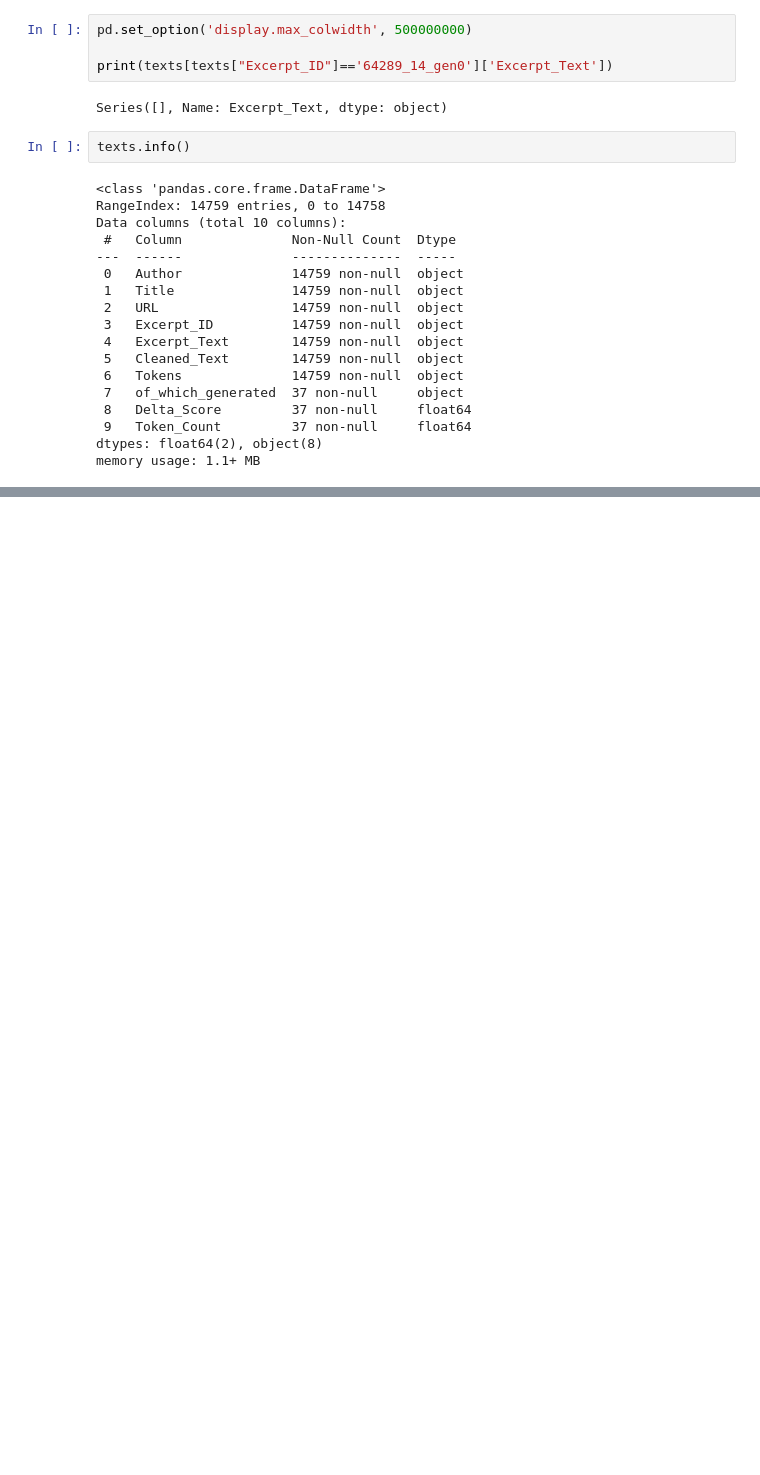
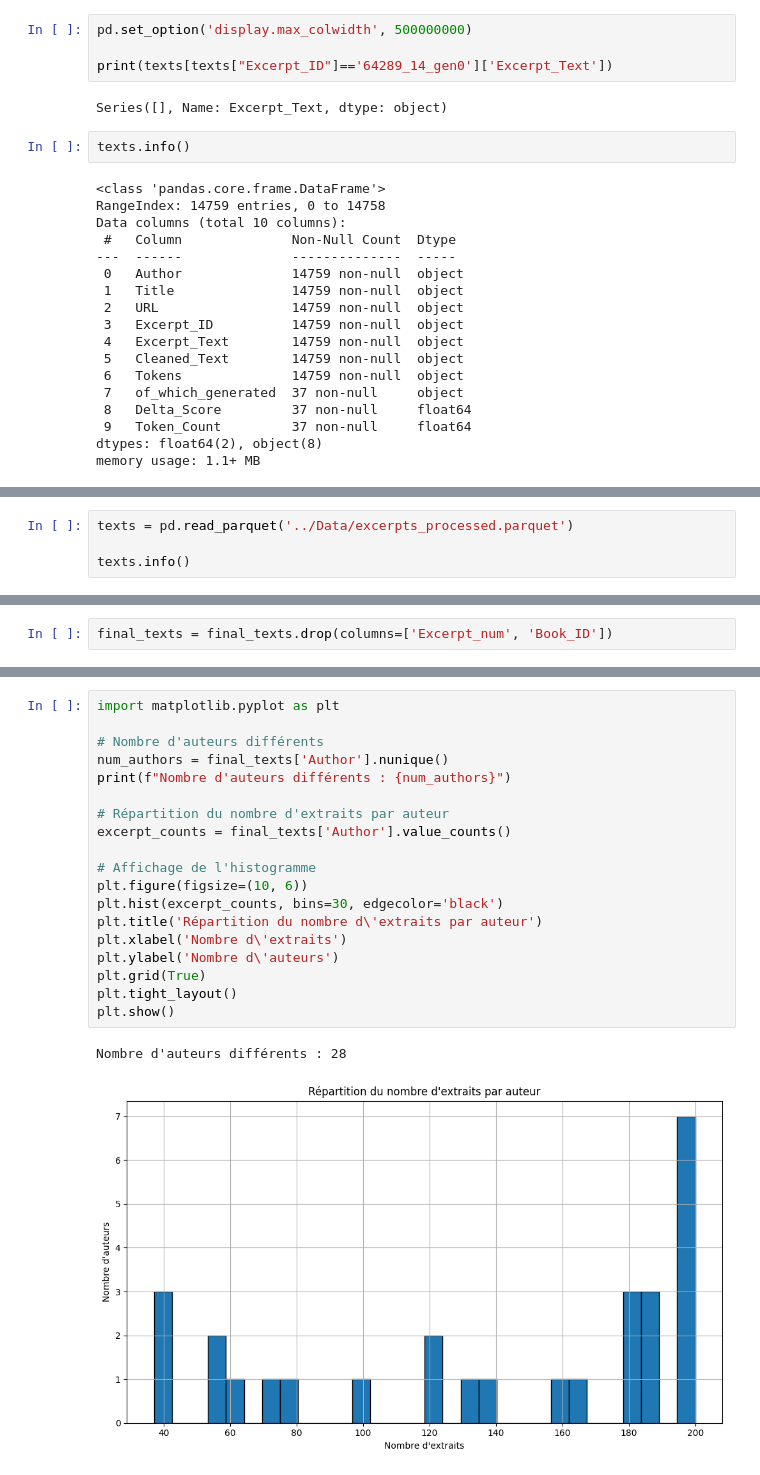
Before and after one commit to hadrienstrichard/author-style-ai-analysis, a Jupyter notebook: Notebooks/data_preprocessing.ipynb, the cells around one changed output, grey strips where cells are left out. Cells and saved outputs as stored; diff of their text form; blank space fills up the shorter version.

```diff
--- a/Notebooks/data_preprocessing.ipynb
+++ b/Notebooks/data_preprocessing.ipynb
@@ -651,0 +654,4 @@ memory usage: 1.1+ MB
+# %%
+texts = pd.read_parquet('../Data/excerpts_processed.parquet')
+
+texts.info()
@@ -651,0 +746,2 @@ memory usage: 1.1+ MB
+# %%
+final_texts = final_texts.drop(columns=['Excerpt_num', 'Book_ID'])
@@ -651,0 +775,22 @@ memory usage: 1.1+ MB
+# %%
+import matplotlib.pyplot as plt
+
+# Nombre d'auteurs différents
+num_authors = final_texts['Author'].nunique()
+print(f"Nombre d'auteurs différents : {num_authors}")
+
+# Répartition du nombre d'extraits par auteur
+excerpt_counts = final_texts['Author'].value_counts()
+
+# Affichage de l'histogramme
+plt.figure(figsize=(10, 6))
+plt.hist(excerpt_counts, bins=30, edgecolor='black')
+plt.title('Répartition du nombre d\'extraits par auteur')
+plt.xlabel('Nombre d\'extraits')
+plt.ylabel('Nombre d\'auteurs')
+plt.grid(True)
+plt.tight_layout()
+plt.show()
+# %% [output]
+Nombre d'auteurs différents : 28
+[figure, added]
```
Also changed, not shown: parts of 8 cells of this notebook, 4 other files.
